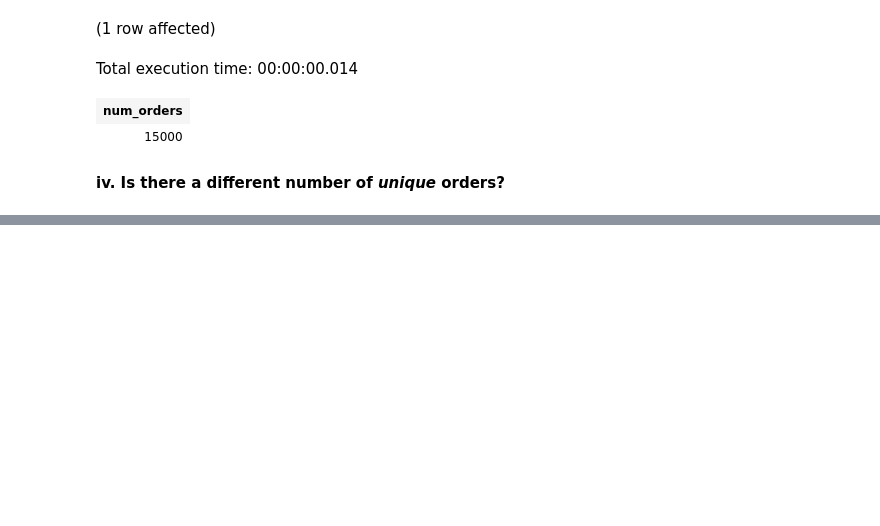
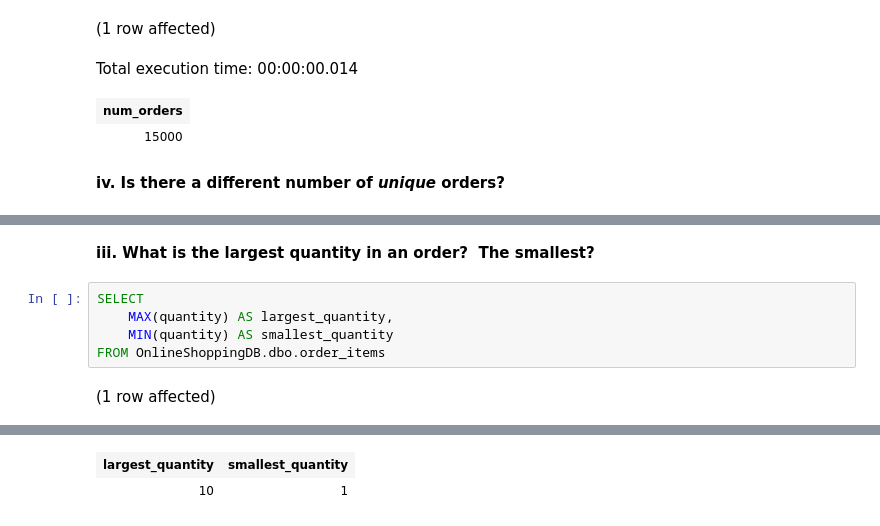
Before and after one commit to bradleytkay/post-launchcode-grad-work, a Jupyter notebook: OnlineShoppingDB.ipynb, the cells around one changed output, grey strips where cells are left out. Cells and saved outputs as stored; diff of their text form; blank space fills up the shorter version.

```diff
--- a/OnlineShoppingDB.ipynb
+++ b/OnlineShoppingDB.ipynb
@@ -301,0 +354,9 @@ Total execution time: 00:00:00.026
+# %% [markdown]
+**iii. What is the largest quantity in an order?  The smallest?**
+# %%
+SELECT
+    MAX(quantity) AS largest_quantity,
+    MIN(quantity) AS smallest_quantity
+FROM OnlineShoppingDB.dbo.order_items
+# %% [output]
+(1 row affected)
@@ -301,0 +364,2 @@ Total execution time: 00:00:00.026
+| largest_quantity | smallest_quantity |
+| 10 | 1 |
```
Also changed, not shown: parts of 12 cells of this notebook.
